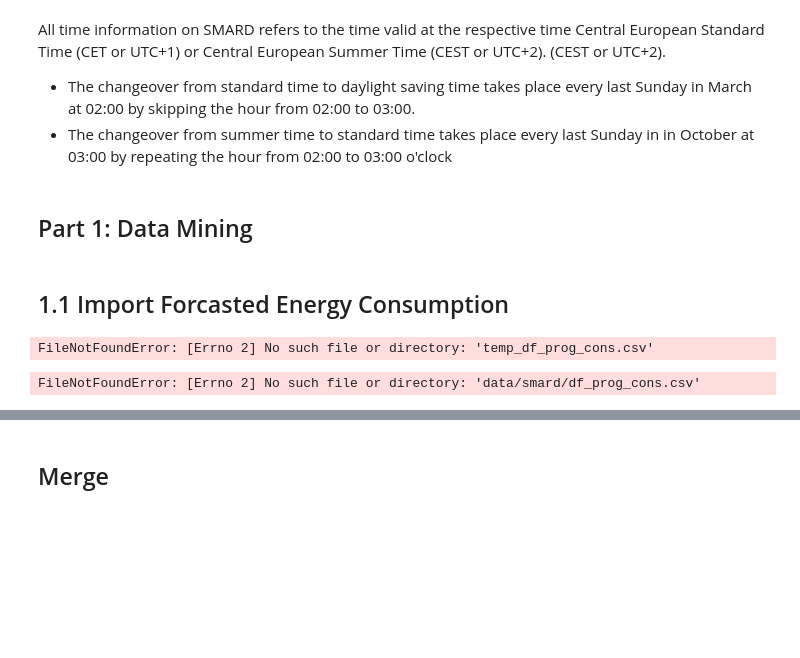
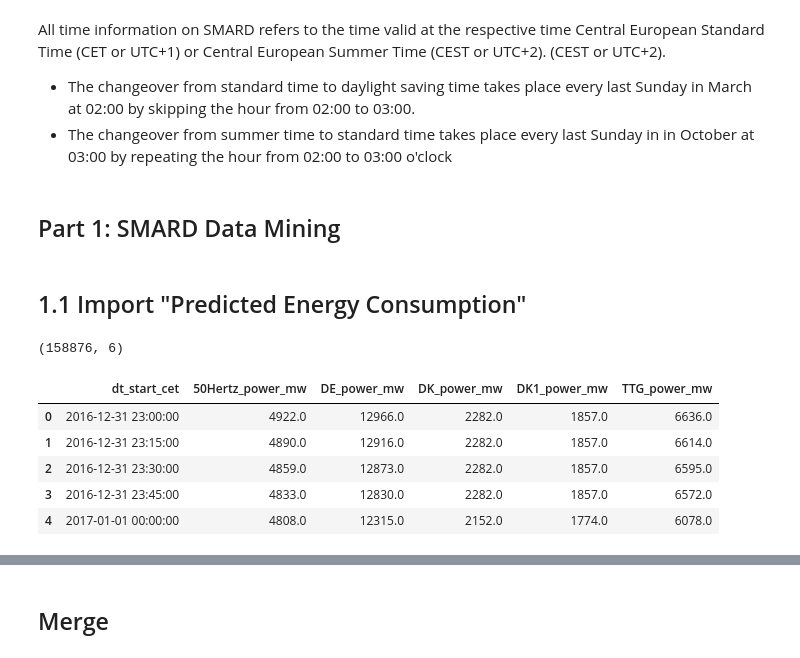
Before and after one commit to Jaoaud/Capstone_Energy, a Jupyter notebook: 1_Data_Mining_Cleaning/imbalance_price_1_1_data_mining_smard.ipynb, the cells around one changed output, grey strips where cells are left out. Drawn from its saved outputs; the diff is of its cells as text; code cells hidden in the pictures; blank space fills up the shorter version.

```diff
--- a/1_Data_Mining_Cleaning/imbalance_price_1_1_data_mining_smard.ipynb
+++ b/1_Data_Mining_Cleaning/imbalance_price_1_1_data_mining_smard.ipynb
@@ -47,31 +47,23 @@ in March at 02:00 by skipping the hour from 02:00 to 03:00.
 in October at 03:00 by repeating the hour from 02:00 to 03:00
 o'clock
 # %% [markdown]
-## Part 1: Data Mining
+## Part 1: SMARD Data Mining
 # %% [markdown]
-## 1.1 Import Forcasted Energy Consumption
+## 1.1 Import "Predicted Energy Consumption"
-# %%
-df_prog_cons = pd.read_csv("temp_df_prog_cons.csv")
-# %% [output]
-FileNotFoundError: [Errno 2] No such file or directory: 'temp_df_prog_cons.csv'
-# %%
-# Read csv file and assign to dataframe
-df_prog_cons = pd.read_csv("data/smard/df_prog_cons.csv")
-
-# Convert time to datetime object and set it as index
-df_prog_cons["dt_start_cet"] = pd.to_datetime(df_prog_cons["dt_start_cet"])
-df_prog_cons.set_index('dt_start_cet', inplace=True)
-
-# Convert CET time zone to UTC time zone and rename index
-df_prog_cons.index = df_prog_cons.index.tz_localize('Europe/Berlin', ambiguous="NaT" , nonexistent="NaT")
-df_prog_cons.index = df_prog_cons.index.tz_convert(pytz.utc)
-df_prog_cons.index.names = ['dt_start_utc']
-df_prog_cons.index = pd.to_datetime(df_prog_cons.index)
-df_prog_cons.index = df_prog_cons.index.tz_localize(None)
-
-df_prog_cons.to_csv("temp_prg_cons.csv")
-# %% [output]
-FileNotFoundError: [Errno 2] No such file or directory: 'data/smard/df_prog_cons.csv'
+# %%
+# Read csv file and assign to dataframe
+df_prog_cons = pd.read_csv("../data/smard/df_prog_cons.csv")
+# %%
+print(df_prog_cons.shape)
+df_prog_cons.head()
+# %% [output]
+(158876, 6)
+|  | dt_start_cet | 50Hertz_power_mw | DE_power_mw | DK_power_mw | DK1_power_mw | TTG_power_mw |
+| 0 | 2016-12-31 23:00:00 | 4922.0 | 12966.0 | 2282.0 | 1857.0 | 6636.0 |
+| 1 | 2016-12-31 23:15:00 | 4890.0 | 12916.0 | 2282.0 | 1857.0 | 6614.0 |
+| 2 | 2016-12-31 23:30:00 | 4859.0 | 12873.0 | 2282.0 | 1857.0 | 6595.0 |
+| 3 | 2016-12-31 23:45:00 | 4833.0 | 12830.0 | 2282.0 | 1857.0 | 6572.0 |
+| 4 | 2017-01-01 00:00:00 | 4808.0 | 12315.0 | 2152.0 | 1774.0 | 6078.0 |
 # %%
 df_prog_cons.tail()
 # %% [output]
```
Also changed, not shown: parts of 44 cells of this notebook.
